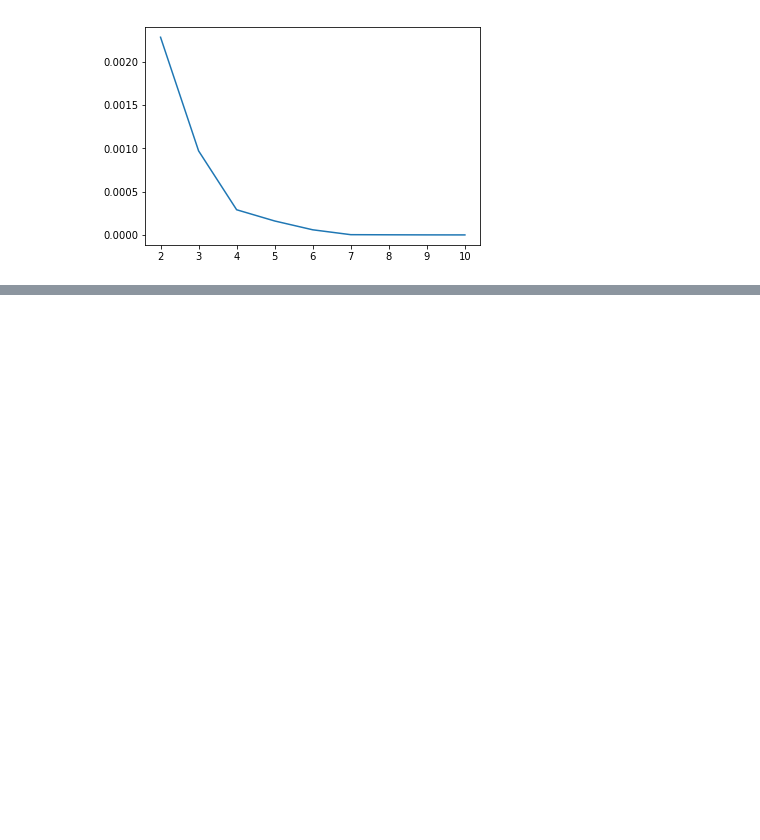
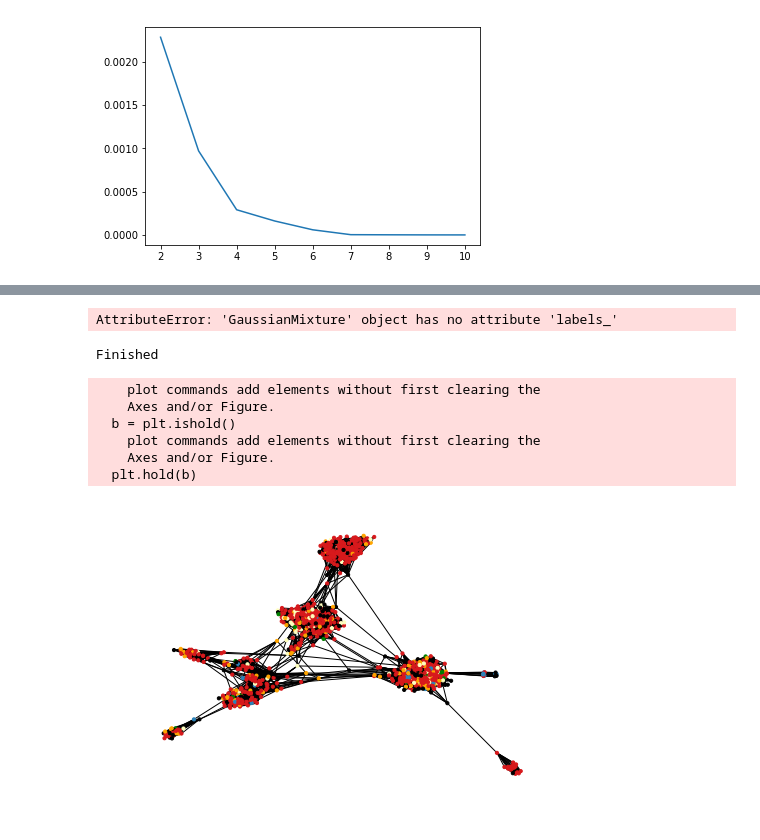
Before and after one commit to Aelay/Project-AA, a Jupyter notebook: Test.ipynb, the cells around one changed output, grey strips where cells are left out. Saved outputs shown, nothing was run; the diff lists cells and outputs as text; code cells hidden in the pictures; blank space fills up the shorter version.

```diff
--- a/Test.ipynb
+++ b/Test.ipynb
@@ -303,0 +389,43 @@ NameError: name 'TfidfVectorizer' is not defined
+# %%
+gmm = mixture.GaussianMixture(n_components=5, covariance_type='full')
+gmm.fit(svdOutput[:,:15])
+pred = gmm.predict(svdOutput[:,:15])
+# %% [output]
+AttributeError: 'GaussianMixture' object has no attribute 'labels_'
+# %%
+kmeans2 = KMeans(n_clusters=8, init='k-means++', n_init=20,random_state=0)
+kmeans2.fit_predict(svdOutput[:,:15])
+labels2 = kmeans2.labels_
+print ("Finished")
+# %% [output]
+Finished
+# %%
+ID_Pred = {}
+for i in range(len(ID_list)):
+    ID = ID_list[i]
+    if ID in ID_Pred:
+        ID_Pred[ID].append(pred[i])
+    else:
+        ID_Pred[ID]=[pred[i]]
+# %%
+colors = ['#d7191c', '#ffffbf', '#2b83ba', 'green','orange','maroon','black']
+node_colors = []
+for g in core7:
+    try:
+        try:
+            X = statistics.mode(ID_Pred[g])
+            node_colors.append(colors[X])
+        except StatisticsError:
+            node_colors.append(colors[ID_Pred[g][random.randint(0,len(ID_Pred[g])-1)]])
+    except KeyError:
+        node_colors.append(colors[6])
+# %%
+nx.draw(core7,pos=pos, node_color=node_colors,node_size=10)
+# %% [output]
+    plot commands add elements without first clearing the
+    Axes and/or Figure.
+  b = plt.ishold()
+    plot commands add elements without first clearing the
+    Axes and/or Figure.
+  plt.hold(b)
+[figure, added]
```
Also changed, not shown: parts of 20 cells of this notebook.
